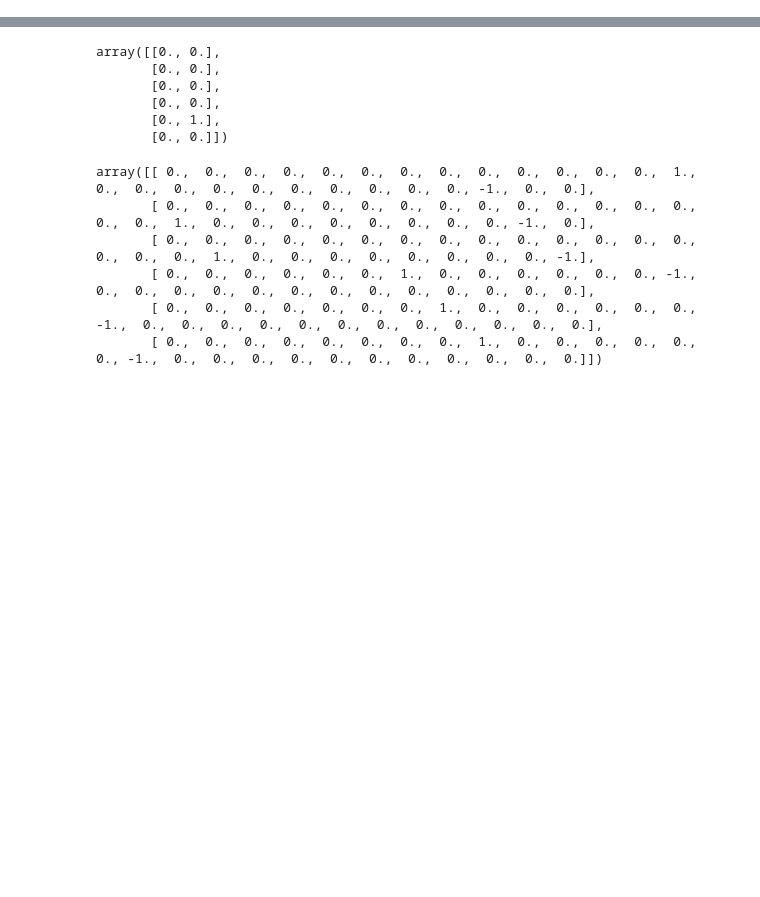
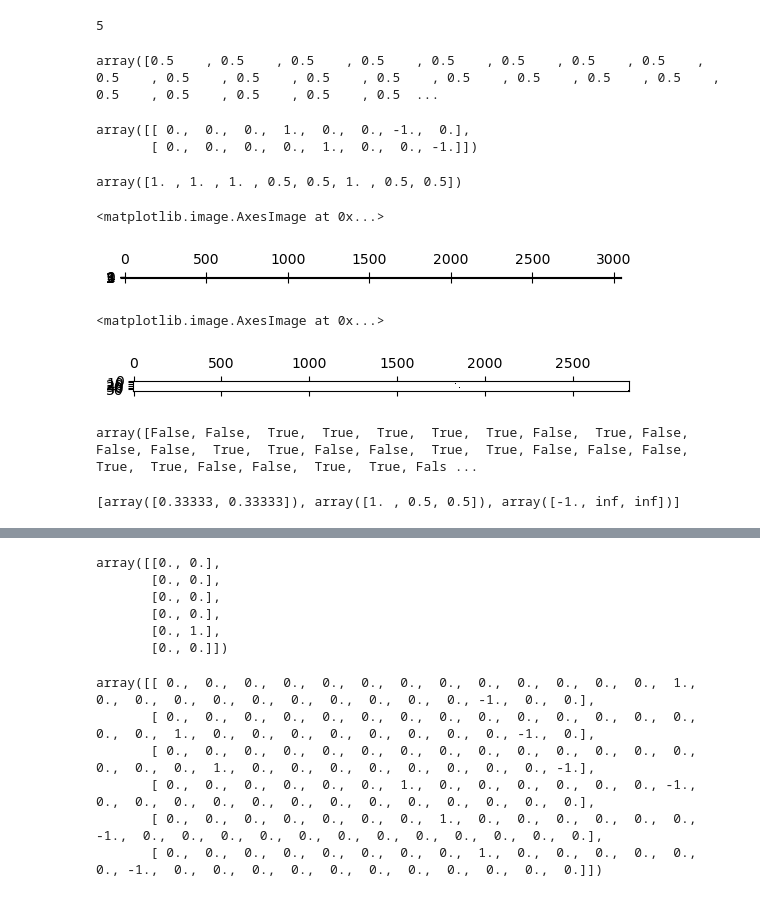
Before and after one commit to c-f-h/pyiga, a Jupyter notebook: notebooks/elimIETI.ipynb, the cells around one changed output, grey strips where cells are left out. Saved outputs shown, nothing was run; the diff lists cells and outputs as text; code cells hidden in the pictures; blank space fills up the shorter version.

```diff
--- a/notebooks/elimIETI.ipynb
+++ b/notebooks/elimIETI.ipynb
@@ -77,0 +93,13 @@ NameError: name 'primal' is not defined
+# %%
+nPrim
+# %% [output]
+5
+# %%
+SD.D[1]
+# %% [output]
+array([0.5    , 0.5    , 0.5    , 0.5    , 0.5    , 0.5    , 0.5    , 0.5    , 0.5    , 0.5    , 0.5    , 0.5    , 0.5    , 0.5    , 0.5    , 0.5    , 0.5    , 0.5    , 0.5    , 0.5    , 0.5    , 0.5  ...
+# %%
+SD.B_full.toarray()
+# %% [output]
+array([[ 0.,  0.,  0.,  1.,  0.,  0., -1.,  0.],
+       [ 0.,  0.,  0.,  0.,  1.,  0.,  0., -1.]])
@@ -77,0 +108,22 @@ NameError: name 'primal' is not defined
+# %%
+d
+# %% [output]
+array([1. , 1. , 1. , 0.5, 0.5, 1. , 0.5, 0.5])
+# %%
+plt.spy(IMap.B[to_be_eliminated,:].toarray())
+# %% [output]
+<matplotlib.image.AxesImage at 0x...>
+[figure, added]
+# %%
+plt.spy(scipy.sparse.hstack(B).toarray())
+# %% [output]
+<matplotlib.image.AxesImage at 0x...>
+[figure, added]
+# %%
+to_be_eliminated
+# %% [output]
+array([False, False,  True,  True,  True,  True,  True, False,  True, False, False, False,  True,  True, False, False,  True,  True, False, False, False,  True,  True, False, False,  True,  True, Fals ...
+# %%
+SD.D
+# %% [output]
+[array([0.33333, 0.33333]), array([1. , 0.5, 0.5]), array([-1., inf, inf])]
```
Also changed, not shown: parts of 24 cells of this notebook, 5 other files.
